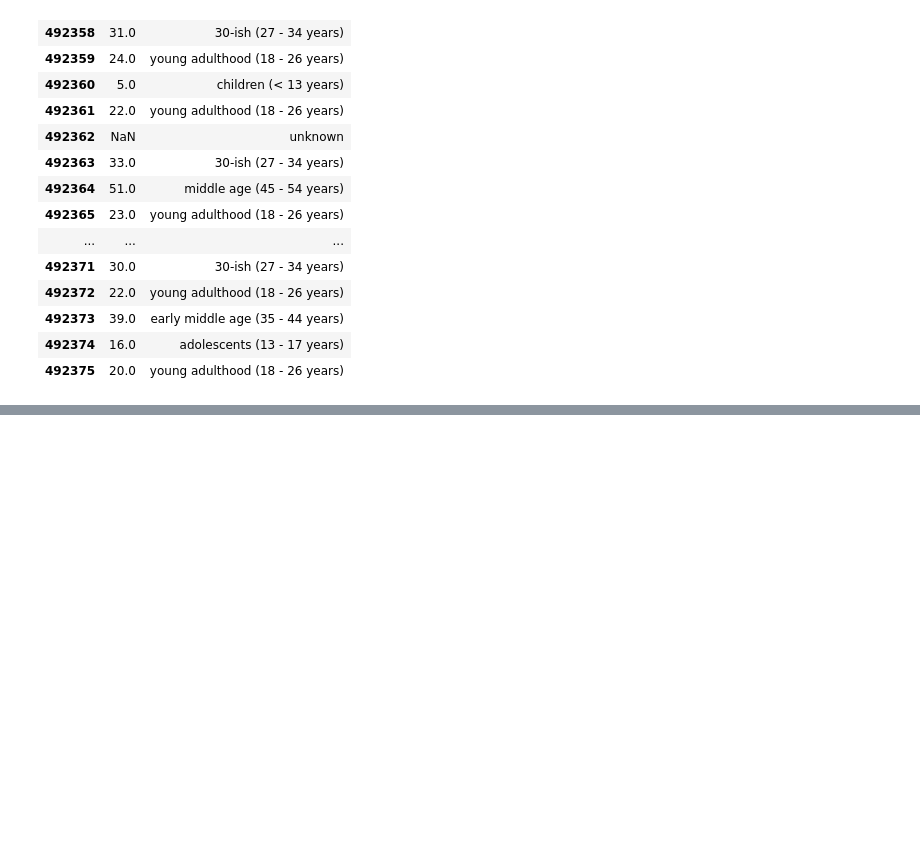
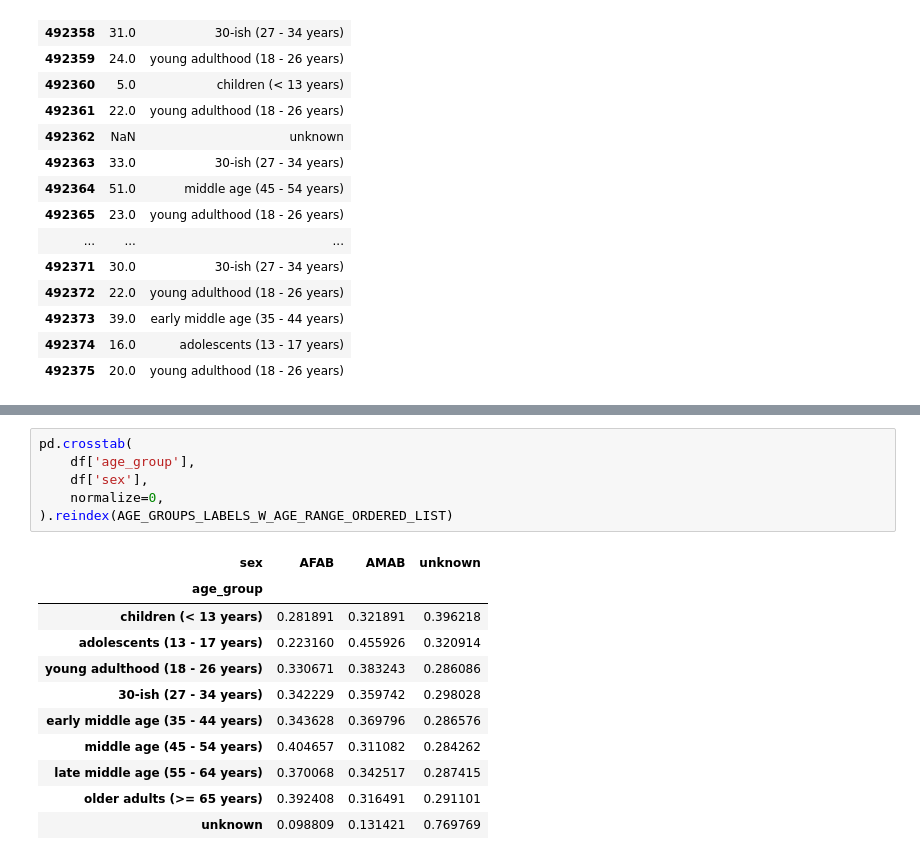
Before and after one commit to 33eyes/reddit-askdocs-analysis, a Jupyter notebook: 07_demographics_analysis.ipynb, the cells around one changed output, grey strips where cells are left out. Saved outputs shown, nothing was run; the diff lists cells and outputs as text; blank space fills up the shorter version.

```diff
--- a/07_demographics_analysis.ipynb
+++ b/07_demographics_analysis.ipynb
@@ -216,0 +385,18 @@ cat_freq_plot(df, 'age_group', AGE_GROUPS_LABELS_W_AGE_RANGE_ORDERED_LIST)
+# %%
+pd.crosstab(
+    df['age_group'],
+    df['sex'],
+    normalize=0,
+).reindex(AGE_GROUPS_LABELS_W_AGE_RANGE_ORDERED_LIST)
+# %% [output]
+| sex | AFAB | AMAB | unknown |
+| age_group |  |  |  |
+| children (< 13 years) | 0.281891 | 0.321891 | 0.396218 |
+| adolescents (13 - 17 years) | 0.223160 | 0.455926 | 0.320914 |
+| young adulthood (18 - 26 years) | 0.330671 | 0.383243 | 0.286086 |
+| 30-ish (27 - 34 years) | 0.342229 | 0.359742 | 0.298028 |
+| early middle age (35 - 44 years) | 0.343628 | 0.369796 | 0.286576 |
+| middle age (45 - 54 years) | 0.404657 | 0.311082 | 0.284262 |
+| late middle age (55 - 64 years) | 0.370068 | 0.342517 | 0.287415 |
+| older adults (>= 65 years) | 0.392408 | 0.316491 | 0.291101 |
+| unknown | 0.098809 | 0.131421 | 0.769769 |
```
Also changed, not shown: parts of 24 cells of this notebook, 1 other file.
